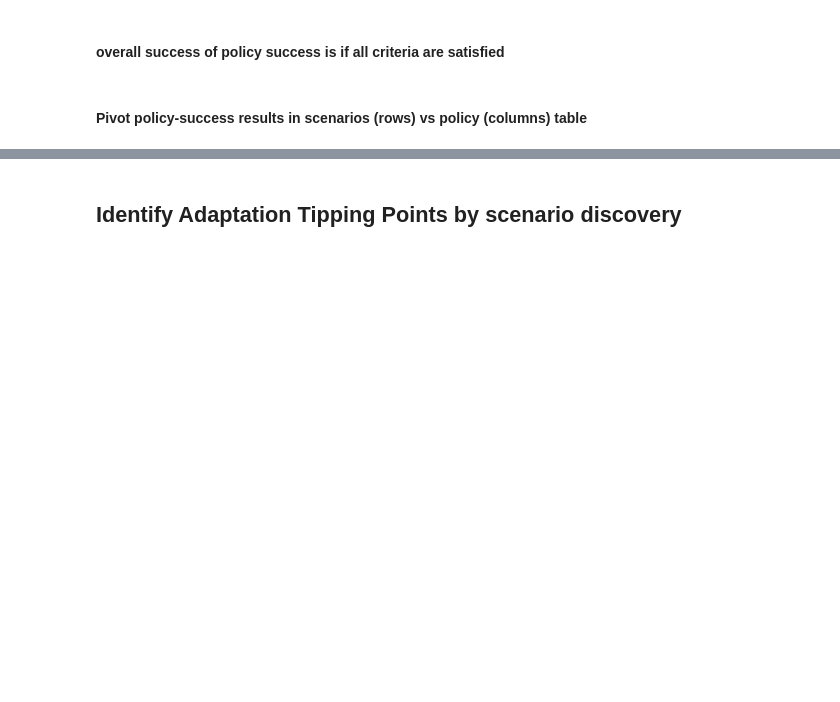
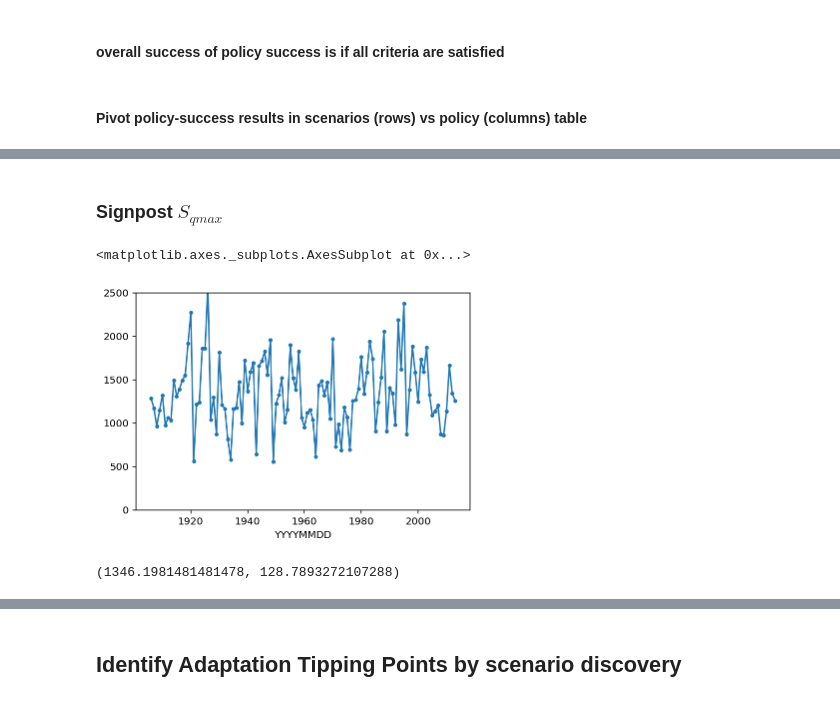
Before and after one commit to luciofaso/Monitoring_DAP, a Jupyter notebook: 3_Ijsselmeer/adaptive_ijsselmeer.ipynb, the cells around one changed output, grey strips where cells are left out. Drawn from its saved outputs; the diff is of its cells as text; code cells hidden in the pictures; blank space fills up the shorter version.

```diff
--- a/3_Ijsselmeer/adaptive_ijsselmeer.ipynb
+++ b/3_Ijsselmeer/adaptive_ijsselmeer.ipynb
@@ -170,0 +168,14 @@ dtype: int64
+# %% [markdown]
+### Signpost $S_{qmax}$
+# %%
+yearly_q_max = forcings['inflow ijssel'].groupby(forcings.index.year).max()
+yearly_q_max.plot(marker='.',ylim=[0,2500])
+# %% [output]
+<matplotlib.axes._subplots.AxesSubplot at 0x...>
+[figure, added]
+# %%
+mu_Sqmax = yearly_q_max.mean()
+sigma_Sqmax = yearly_q_max.std() / np.sqrt( window_size )
+mu_Sqmax, sigma_Sqmax
+# %% [output]
+(1346.1981481481478, 128.7893272107288)
```
Also changed, not shown: parts of 76 cells of this notebook.
